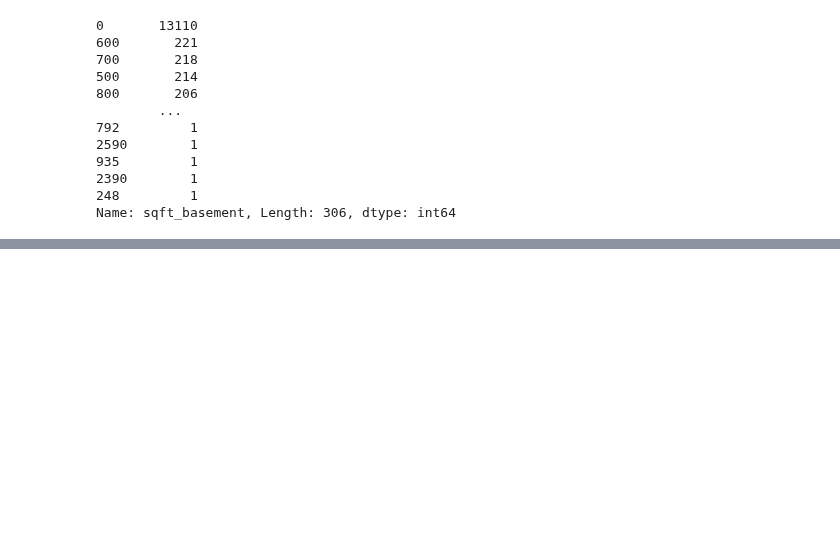
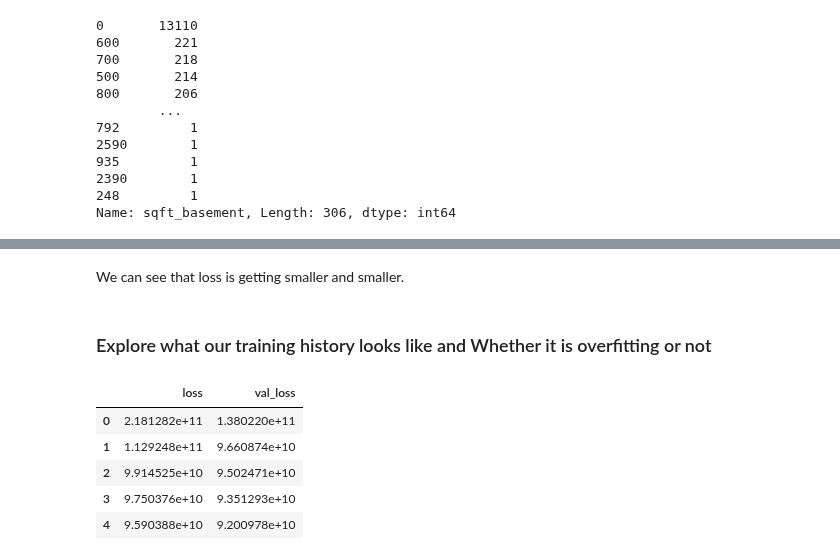
Before and after one commit to ptyadana/Data-Science-and-Machine-Learning-Projects-Dojo, a Jupyter notebook: Data Science and Machine Learning Bootcamp - JP/21. Neural Nets and Deep Learning/02_Tensorflow_Regression_Housing_Price_Prediction.ipynb, the cells around one changed output, grey strips where cells are left out. Cells and saved outputs as stored; diff of their text form; code cells hidden in the pictures; blank space fills up the shorter version.

```diff
--- a/Data Science and Machine Learning Bootcamp - JP/21. Neural Nets and Deep Learning/02_Tensorflow_Regression_Housing_Price_Prediction.ipynb
+++ b/Data Science and Machine Learning Bootcamp - JP/21. Neural Nets and Deep Learning/02_Tensorflow_Regression_Housing_Price_Prediction.ipynb
@@ -426,0 +454,3 @@ Name: sqft_basement, Length: 306, dtype: int64
+# %%
+X_train = scaler.fit_transform(X_train)
+X_test = scaler.transform(X_test)
@@ -426,0 +525,14 @@ Name: sqft_basement, Length: 306, dtype: int64
+# %% [markdown]
+We can see that loss is getting smaller and smaller.
+# %% [markdown]
+### Explore what our training history looks like and Whether it is overfitting or not
+# %%
+losses = pd.DataFrame(model.history.history)
+losses.head()
+# %% [output]
+|  | loss | val_loss |
+| 0 | 2.181282e+11 | 1.380220e+11 |
+| 1 | 1.129248e+11 | 9.660874e+10 |
+| 2 | 9.914525e+10 | 9.502471e+10 |
+| 3 | 9.750376e+10 | 9.351293e+10 |
+| 4 | 9.590388e+10 | 9.200978e+10 |
```
Also changed, not shown: parts of 20 cells of this notebook.
